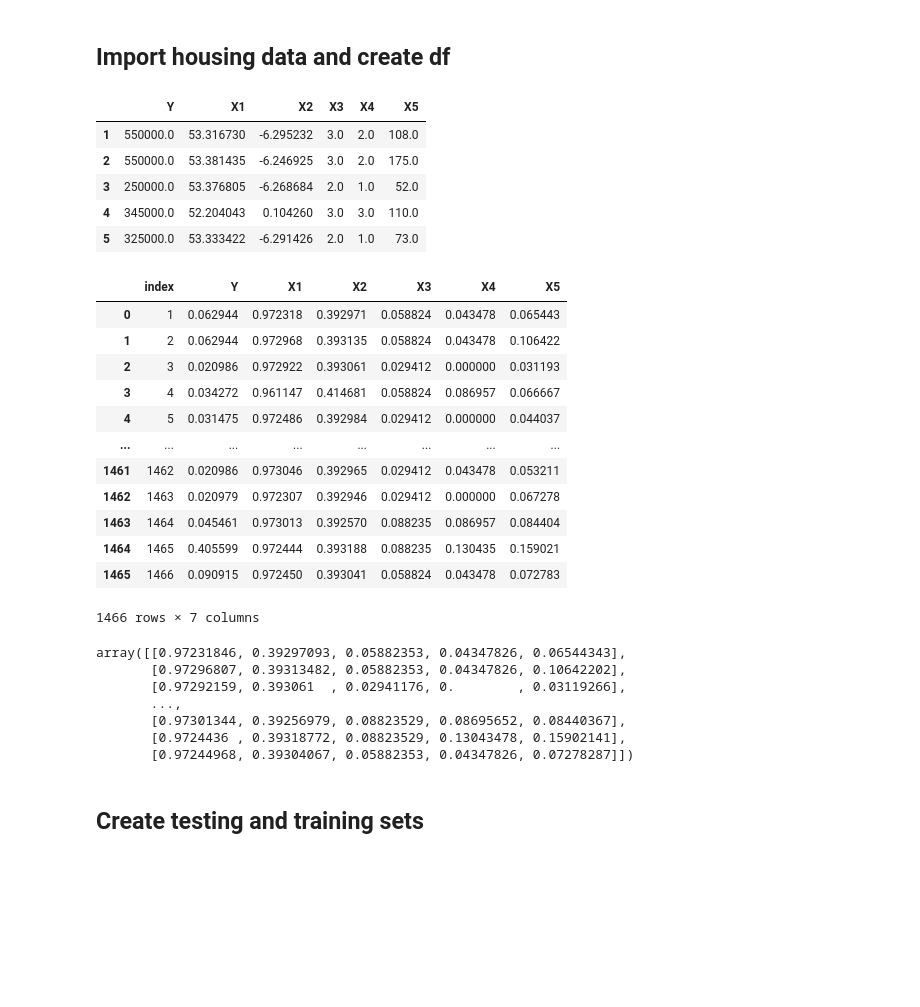
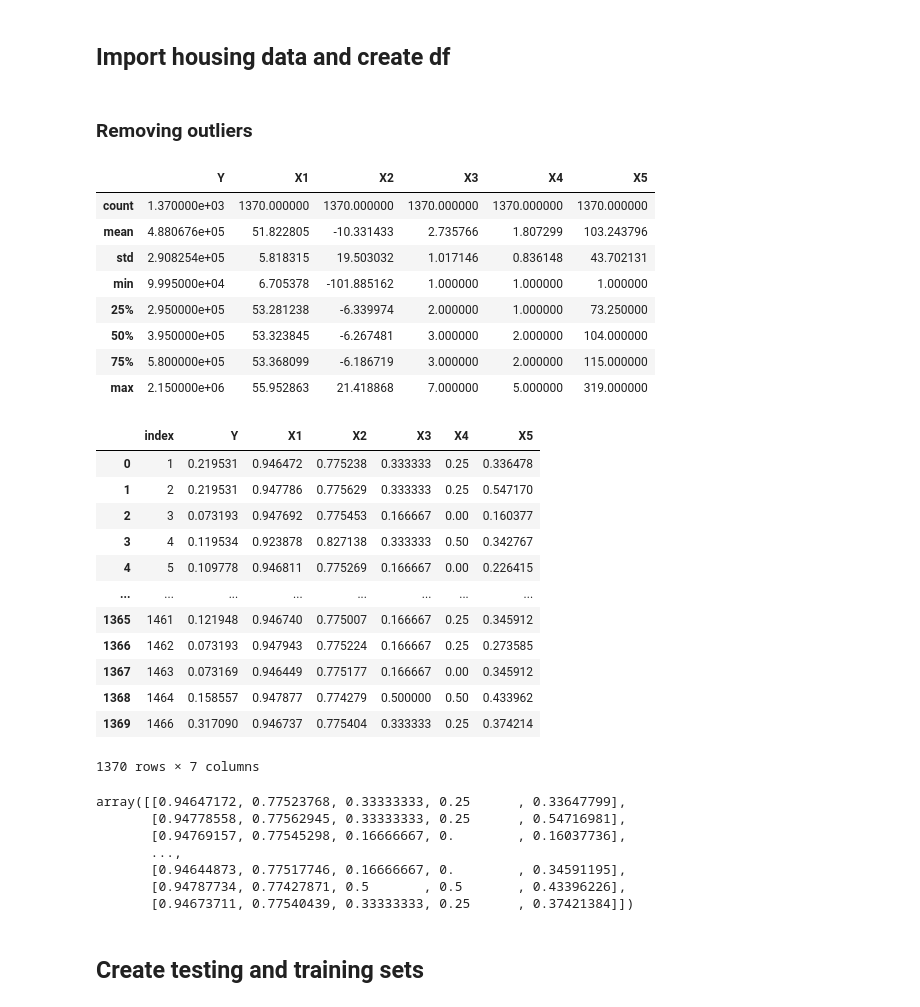
Before and after one commit to SheilKumar/MLHousingAssignment-Group45, a Jupyter notebook: LassoRidgeRegression.ipynb, the cells around one changed output. Drawn from its saved outputs; the diff is of its cells as text; code cells hidden in the pictures; blank space fills up the shorter version.

```diff
--- a/LassoRidgeRegression.ipynb
+++ b/LassoRidgeRegression.ipynb
@@ -8,15 +8,26 @@ from ProjectUtils import RidgeClass
 # %%
 df = pd.read_csv("House3.csv", names=["Y","X1","X2","X3","X4","X5"])[1:]
 df = df.astype(float)
+# %% [markdown]
+### Removing outliers
+# %%
+from scipy.stats import zscore
+z_scores = zscore(df)
+abs_z_scores =  np.abs(z_scores)
+filtered_entries = (abs_z_scores < 3).all(axis=1)
+df = df[filtered_entries]
 # %%
-df.head()
+df.describe()
 # %% [output]
 |  | Y | X1 | X2 | X3 | X4 | X5 |
-| 1 | 550000.0 | 53.316730 | -6.295232 | 3.0 | 2.0 | 108.0 |
-| 2 | 550000.0 | 53.381435 | -6.246925 | 3.0 | 2.0 | 175.0 |
-| 3 | 250000.0 | 53.376805 | -6.268684 | 2.0 | 1.0 | 52.0 |
-| 4 | 345000.0 | 52.204043 | 0.104260 | 3.0 | 3.0 | 110.0 |
-| 5 | 325000.0 | 53.333422 | -6.291426 | 2.0 | 1.0 | 73.0 |
+| count | 1.370000e+03 | 1370.000000 | 1370.000000 | 1370.000000 | 1370.000000 | 1370.000000 |
+| mean | 4.880676e+05 | 51.822805 | -10.331433 | 2.735766 | 1.807299 | 103.243796 |
+| std | 2.908254e+05 | 5.818315 | 19.503032 | 1.017146 | 0.836148 | 43.702131 |
+| min | 9.995000e+04 | 6.705378 | -101.885162 | 1.000000 | 1.000000 | 1.000000 |
+| 25% | 2.950000e+05 | 53.281238 | -6.339974 | 2.000000 | 1.000000 | 73.250000 |
+| 50% | 3.950000e+05 | 53.323845 | -6.267481 | 3.000000 | 2.000000 | 104.000000 |
+| 75% | 5.800000e+05 | 53.368099 | -6.186719 | 3.000000 | 2.000000 | 115.000000 |
+| max | 2.150000e+06 | 55.952863 | 21.418868 | 7.000000 | 5.000000 | 319.000000 |
 # %%
 def normalize(df):
     result = df.copy()
@@ -31,31 +42,31 @@ df_norm = normalize(df).reset_index()
 df_norm
 # %% [output]
 |  | index | Y | X1 | X2 | X3 | X4 | X5 |
-| 0 | 1 | 0.062944 | 0.972318 | 0.392971 | 0.058824 | 0.043478 | 0.065443 |
-| 1 | 2 | 0.062944 | 0.972968 | 0.393135 | 0.058824 | 0.043478 | 0.106422 |
-| 2 | 3 | 0.020986 | 0.972922 | 0.393061 | 0.029412 | 0.000000 | 0.031193 |
-| 3 | 4 | 0.034272 | 0.961147 | 0.414681 | 0.058824 | 0.086957 | 0.066667 |
-| 4 | 5 | 0.031475 | 0.972486 | 0.392984 | 0.029412 | 0.000000 | 0.044037 |
+| 0 | 1 | 0.219531 | 0.946472 | 0.775238 | 0.333333 | 0.25 | 0.336478 |
+| 1 | 2 | 0.219531 | 0.947786 | 0.775629 | 0.333333 | 0.25 | 0.547170 |
+| 2 | 3 | 0.073193 | 0.947692 | 0.775453 | 0.166667 | 0.00 | 0.160377 |
+| 3 | 4 | 0.119534 | 0.923878 | 0.827138 | 0.333333 | 0.50 | 0.342767 |
+| 4 | 5 | 0.109778 | 0.946811 | 0.775269 | 0.166667 | 0.00 | 0.226415 |
 | ... | ... | ... | ... | ... | ... | ... | ... |
-| 1461 | 1462 | 0.020986 | 0.973046 | 0.392965 | 0.029412 | 0.043478 | 0.053211 |
-| 1462 | 1463 | 0.020979 | 0.972307 | 0.392946 | 0.029412 | 0.000000 | 0.067278 |
-| 1463 | 1464 | 0.045461 | 0.973013 | 0.392570 | 0.088235 | 0.086957 | 0.084404 |
-| 1464 | 1465 | 0.405599 | 0.972444 | 0.393188 | 0.088235 | 0.130435 | 0.159021 |
-| 1465 | 1466 | 0.090915 | 0.972450 | 0.393041 | 0.058824 | 0.043478 | 0.072783 |
+| 1365 | 1461 | 0.121948 | 0.946740 | 0.775007 | 0.166667 | 0.25 | 0.345912 |
+| 1366 | 1462 | 0.073193 | 0.947943 | 0.775224 | 0.166667 | 0.25 | 0.273585 |
+| 1367 | 1463 | 0.073169 | 0.946449 | 0.775177 | 0.166667 | 0.00 | 0.345912 |
+| 1368 | 1464 | 0.158557 | 0.947877 | 0.774279 | 0.500000 | 0.50 | 0.433962 |
+| 1369 | 1466 | 0.317090 | 0.946737 | 0.775404 | 0.333333 | 0.25 | 0.374214 |
-1466 rows × 7 columns
+1370 rows × 7 columns
 # %%
 X_raw = np.column_stack((df_norm.X1,df_norm.X2,df_norm.X3,df_norm.X4,df_norm.X5))
 y = df_norm.Y
 # %%
 X_raw
 # %% [output]
-array([[0.97231846, 0.39297093, 0.05882353, 0.04347826, 0.06544343],
-       [0.97296807, 0.39313482, 0.05882353, 0.04347826, 0.10642202],
-       [0.97292159, 0.393061  , 0.02941176, 0.        , 0.03119266],
+array([[0.94647172, 0.77523768, 0.33333333, 0.25      , 0.33647799],
+       [0.94778558, 0.77562945, 0.33333333, 0.25      , 0.54716981],
+       [0.94769157, 0.77545298, 0.16666667, 0.        , 0.16037736],
        ...,
-       [0.97301344, 0.39256979, 0.08823529, 0.08695652, 0.08440367],
-       [0.9724436 , 0.39318772, 0.08823529, 0.13043478, 0.15902141],
-       [0.97244968, 0.39304067, 0.05882353, 0.04347826, 0.07278287]])
+       [0.94644873, 0.77517746, 0.16666667, 0.        , 0.34591195],
+       [0.94787734, 0.77427871, 0.5       , 0.5       , 0.43396226],
+       [0.94673711, 0.77540439, 0.33333333, 0.25      , 0.37421384]])
 # %% [markdown]
 ## Create testing and training sets
 # %%
```
Also changed, not shown: parts of 16 cells of this notebook.
